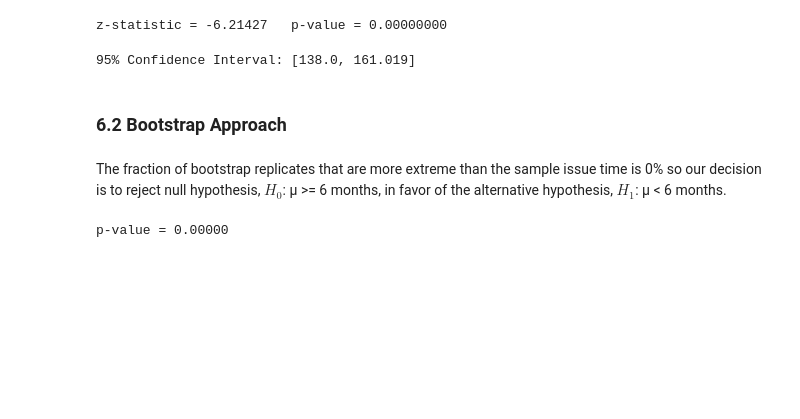
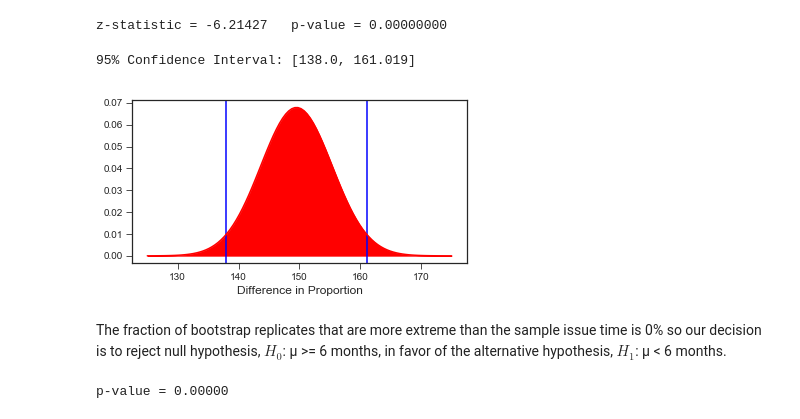
Before and after one commit to dtse91/Springboard, a Jupyter notebook: Capstone 1 Project/Capstone Project 1 Exploratory Data Analysis (EDA).ipynb, the cells around one changed output. Saved outputs shown, nothing was run; the diff lists cells and outputs as text; code cells hidden in the pictures; blank space fills up the shorter version.

```diff
--- a/Capstone 1 Project/Capstone Project 1 Exploratory Data Analysis (EDA).ipynb
+++ b/Capstone 1 Project/Capstone Project 1 Exploratory Data Analysis (EDA).ipynb
@@ -229,8 +230,24 @@ freq_ztest_CI_95 = [round(sample_mean - Z*std_error,3), round(sample_mean + Z*st
 print('95% Confidence Interval: ' + str(freq_ztest_CI_95))
 # %% [output]
 95% Confidence Interval: [138.0, 161.019]
-# %% [markdown]
-### 6.2 Bootstrap Approach
+# %%
+# Frequentist approach using two-sample z-test: Plot 95% confidence interval
+plt.figure(figsize=(6,3))
+# Parameters for plotting
+x = np.linspace(125, 175, 100)
+pdf = stats.norm.pdf(x, sample_mean, std_error)
+
+# Plotting
+plt.axvline(x=freq_ztest_CI_95[0], color='blue')
+plt.axvline(x=freq_ztest_CI_95[1], color='blue')
+plt.plot(x, pdf, color='red')
+plt.fill_between(x, pdf, color='red')
+
+# Labels
+plt.xlabel('Difference in Proportion')
+plt.show()
+# %% [output]
+[figure, added]
 # %% [markdown]
 The fraction of bootstrap replicates that are more extreme than the sample issue time is 0% so our decision is to reject null hypothesis, $H_0$: μ >= 6 months, in favor of the alternative hypothesis, $H_1$: μ < 6 months.
 # %%
```
Also changed, not shown: parts of 21 cells of this notebook.
